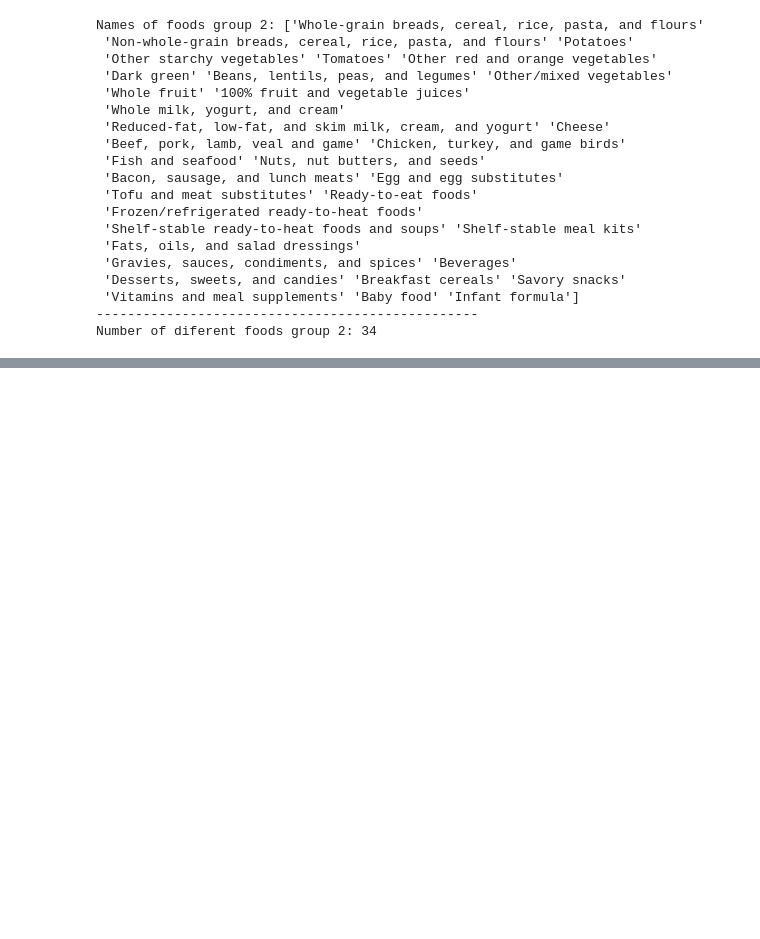
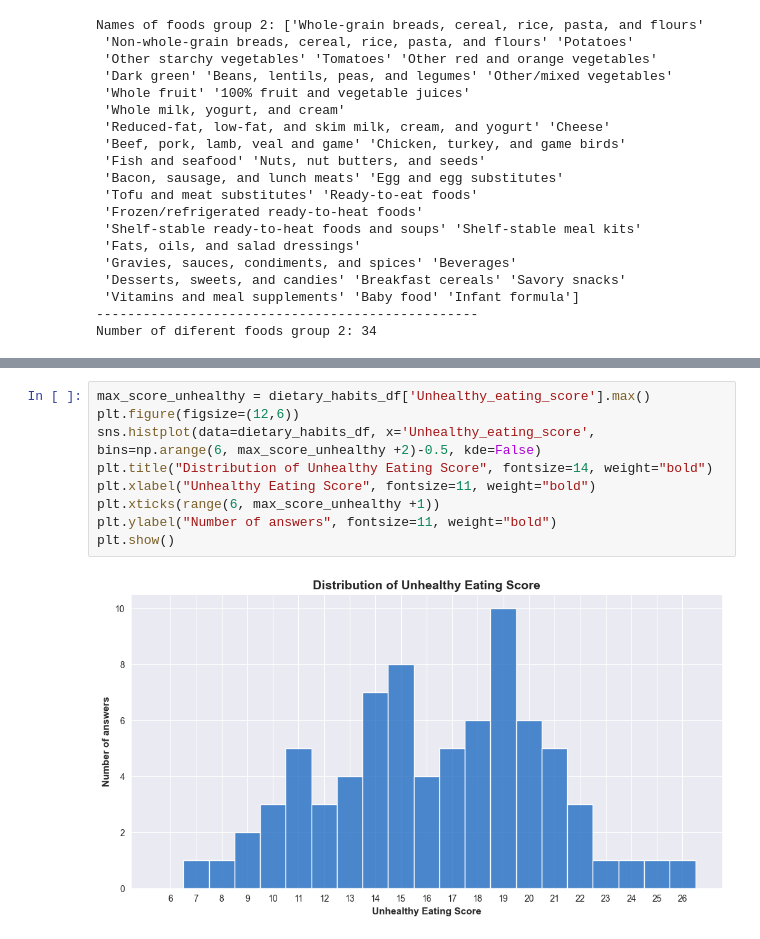
Before and after one commit to StephanieApaza/Income_influence_food_choices, a Jupyter notebook: income_food_choices.ipynb, the cells around one changed output, grey strips where cells are left out. Drawn from its saved outputs; the diff is of its cells as text; blank space fills up the shorter version.

```diff
--- a/income_food_choices.ipynb
+++ b/income_food_choices.ipynb
@@ -326,0 +424,11 @@ Number of diferent foods group 2: 34
+# %%
+max_score_unhealthy = dietary_habits_df['Unhealthy_eating_score'].max()
+plt.figure(figsize=(12,6))
+sns.histplot(data=dietary_habits_df, x='Unhealthy_eating_score', bins=np.arange(6, max_score_unhealthy +2)-0.5, kde=False)
+plt.title("Distribution of Unhealthy Eating Score", fontsize=14, weight="bold")
+plt.xlabel("Unhealthy Eating Score", fontsize=11, weight="bold")
+plt.xticks(range(6, max_score_unhealthy +1))
+plt.ylabel("Number of answers", fontsize=11, weight="bold")
+plt.show()
+# %% [output]
+[figure, added]
```
Also changed, not shown: parts of 12 cells of this notebook.
